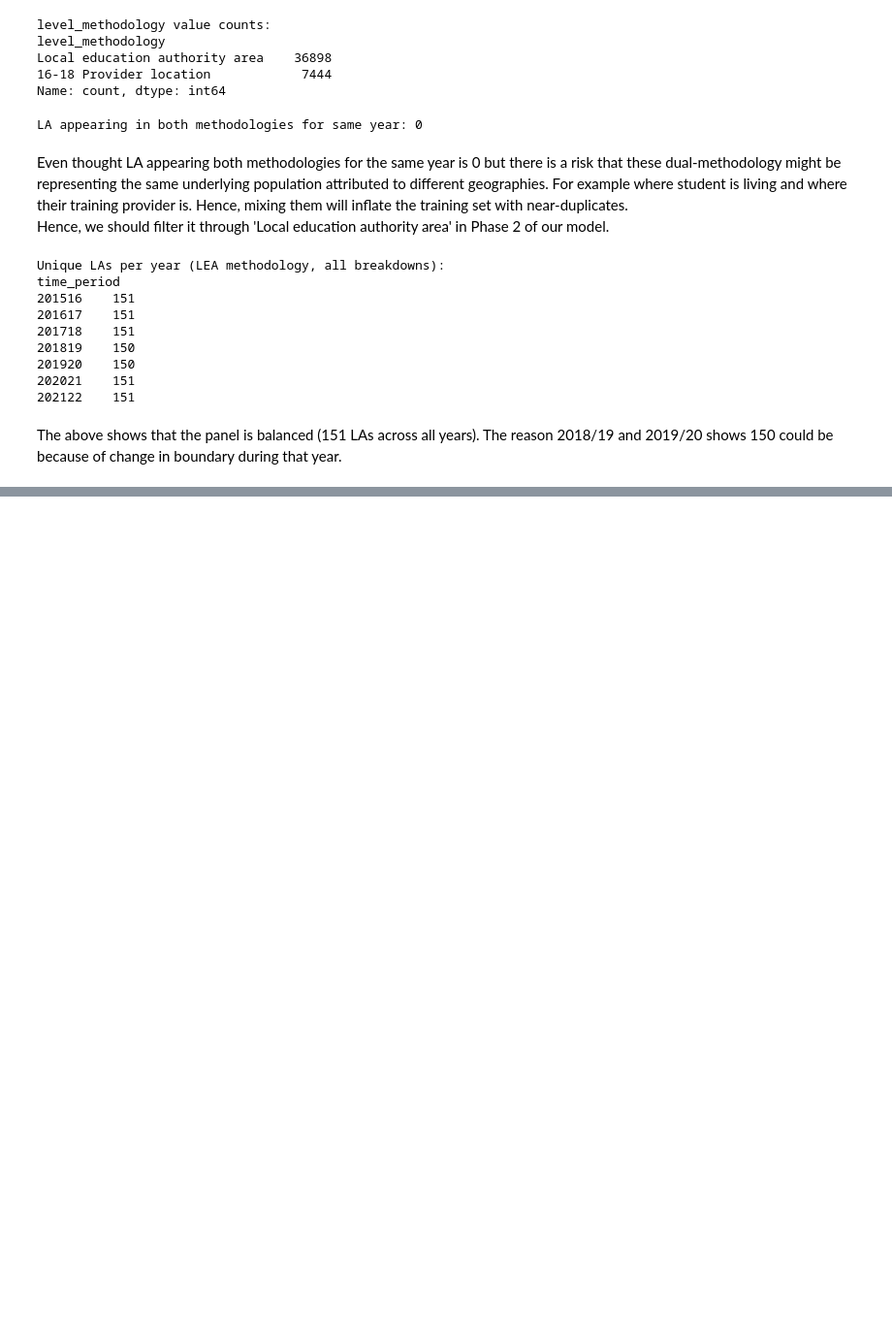
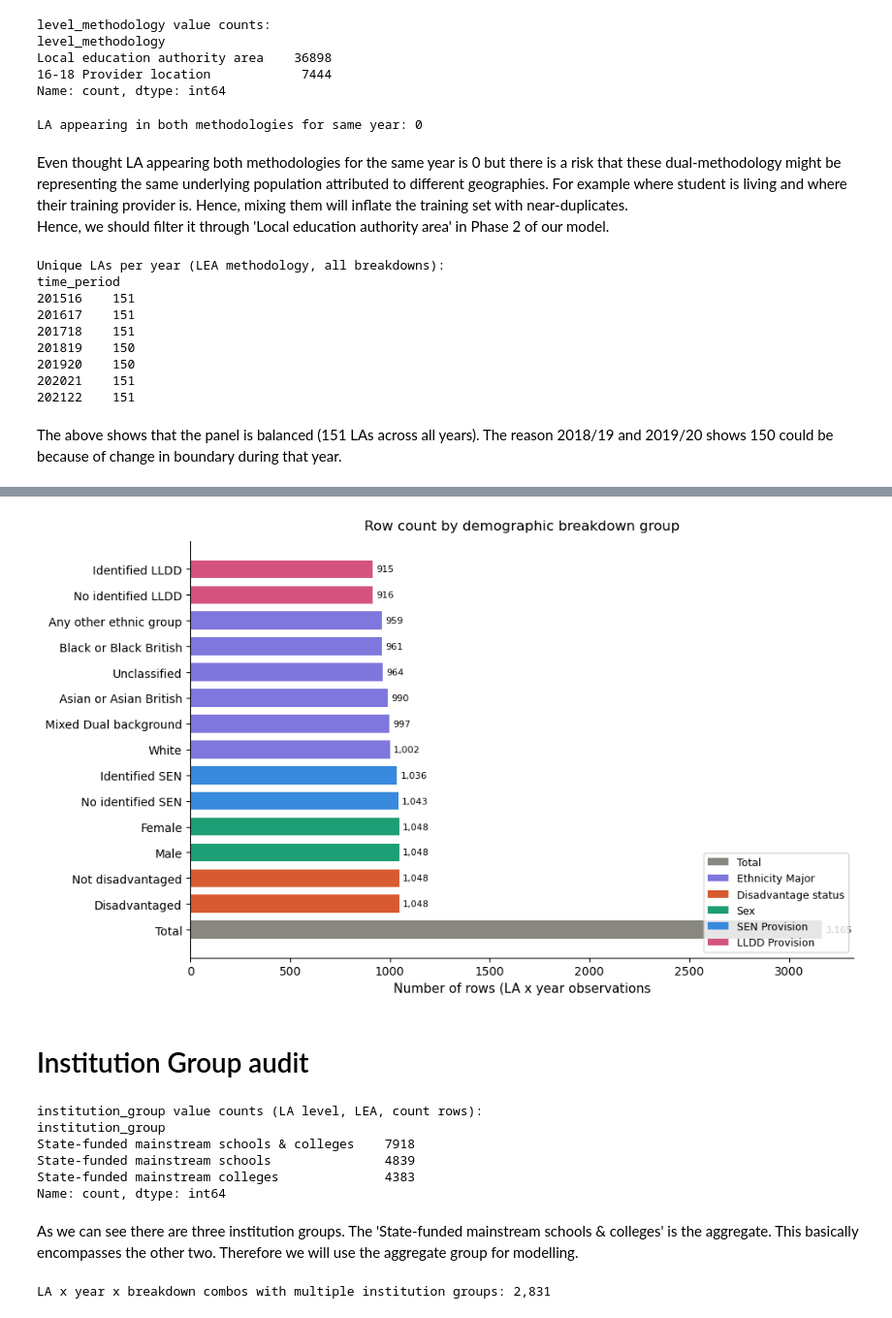
Before and after one commit to jamshaid2610/he-access-classifier, a Jupyter notebook: notebooks/01_data_understanding.ipynb, the cells around one changed output, grey strips where cells are left out. Shown at 97% size. Cells and saved outputs as stored; diff of their text form; code cells hidden in the pictures; blank space fills up the shorter version.

Commit message:
Phase 1: complete dual encoding audit, breakdown taxonomy, and institution group checks

```diff
--- a/notebooks/01_data_understanding.ipynb
+++ b/notebooks/01_data_understanding.ipynb
@@ -327,0 +369,15 @@ The above shows that the panel is balanced (151 LAs across all years). The reaso
+# %%
+la_counts_only = df[
+(df['geographic_level'] == 'Local authority') &
+(df['level_methodology'] == 'Local education authority area') &
+(df['data_type'] == 'Number of pupils')
+]
+
+taxonomy = (
+    la_counts_only.groupby(['breakdown_topic', 'breakdown']).size().reset_index(name='row_count').sort_values(['breakdown_topic', 'row_count'], ascending=[True, False])
+)
+
+for topic, grp in taxonomy.groupby('breakdown_topic'):
+    print(f"{topic}")
+    for _, row in grp.iterrows():
+        print(f" |-- {row['breakdown']:<35s}  ({row['row_count']:,} rows)")
@@ -327,0 +402,63 @@ The above shows that the panel is balanced (151 LAs across all years). The reaso
+# %%
+#Visualise the distribution
+
+breakdown_counts = la_counts_only['breakdown'].value_counts()
+
+fig, ax = plt.subplots(figsize=(10,6))
+
+topic_color = {
+    'Total': '#888780',
+    'Ethnicity Major': '#7f77DD',
+    'Disadvantage status': '#D85A30',
+    'Sex': '#1D9E75',
+    'SEN Provision': '#378ADD',
+    'LLDD Provision': '#D4537E'
+}
+
+#Assign each breakdown to its topic for colour mapping
+breakdown_to_topic = la_counts_only.drop_duplicates('breakdown').set_index('breakdown')['breakdown_topic']
+colors = [topic_color.get(breakdown_to_topic.get(b, 'Total'), '#888780') for b in breakdown_counts.index]
+
+bars = ax.barh(breakdown_counts.index, breakdown_counts.values, color=colors, height=0.7)
+ax.bar_label(bars, padding=3, fontsize=8,
+            labels=[f'{v:,}' for v in breakdown_counts.values])
+
+ax.set_xlabel('Number of rows (LA x year observations', fontsize=11)
+ax.set_title('Row count by demographic breakdown group', fontsize=12, pad=10)
+ax.spines[['top', 'right']].set_visible(False)
+
+#Make legends
+from matplotlib.patches import Patch
+
+legend_elements = [Patch(facecolor=c, label=t) for t, c in topic_color.items()]
+ax.legend(handles=legend_elements, fontsize=9, loc='lower right')
+
+plt.tight_layout()
+plt.savefig(f'{OUTPUT_DIR}/breakdown_taxonomy.png', dpi=150, bbox_inches='tight')
+plt.show()
+# %% [output]
+[figure, added]
+# %% [markdown]
+# Institution Group audit
+# %%
+print("institution_group value counts (LA level, LEA, count rows):")
+print(la_counts_only['institution_group'].value_counts())
+# %% [output]
+institution_group value counts (LA level, LEA, count rows):
+institution_group
+State-funded mainstream schools & colleges    7918
+State-funded mainstream schools               4839
+State-funded mainstream colleges              4383
+Name: count, dtype: int64
+# %% [markdown]
+As we can see there are three institution groups. The 'State-funded mainstream schools & colleges' is the aggregate. This basically encompasses the other two. Therefore we will use the aggregate group for modelling.
+# %%
+#Checking whether each LA x year x breakdown appears once per institution_group
+
+per_combo = la_counts_only.groupby(
+    ['la_name', 'time_period', 'breakdown']
+)['institution_group'].nunique()
+
+print(f"LA x year x breakdown combos with multiple institution groups: {(per_combo >1).sum():,}")
+# %% [output]
+LA x year x breakdown combos with multiple institution groups: 2,831
```
Also changed, not shown: parts of 7 cells of this notebook, 1 other file.
